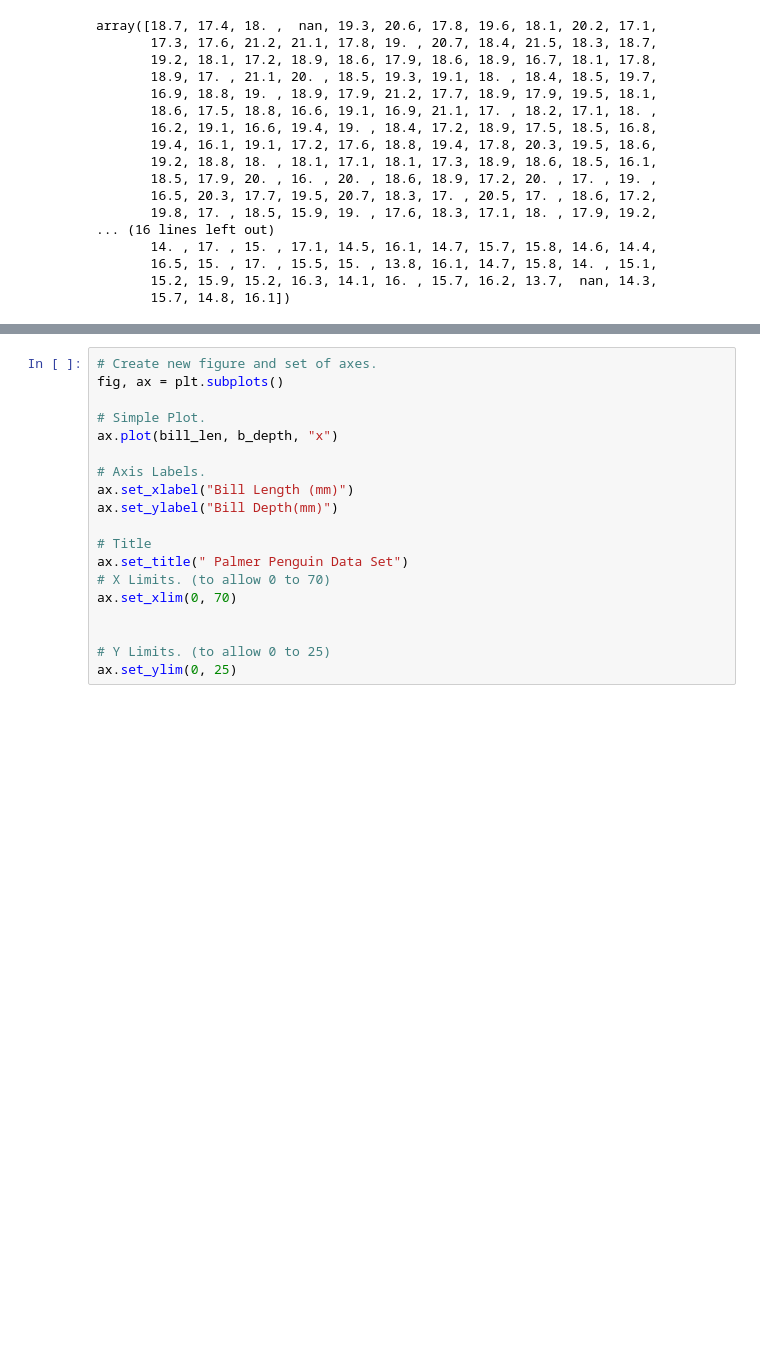
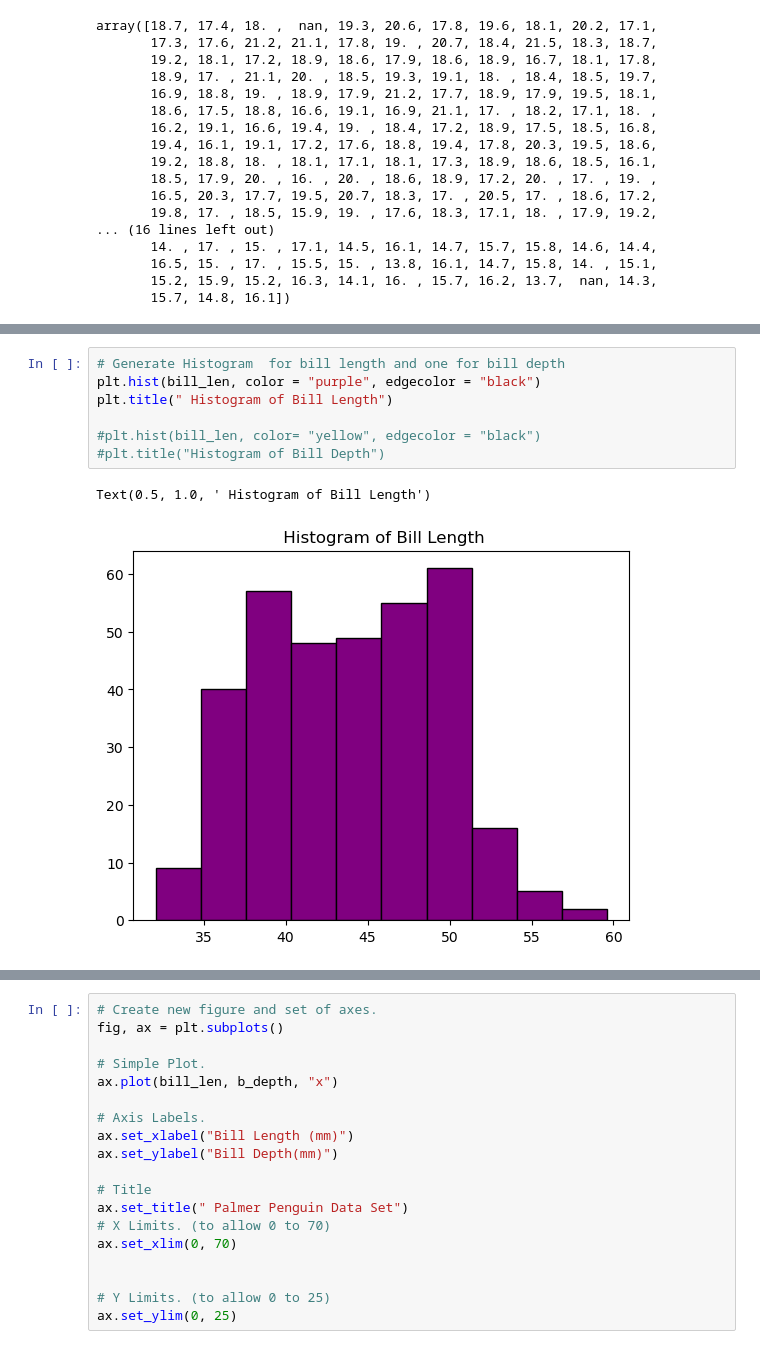
Before and after one commit to Roisin2/mywork, a Jupyter notebook: penguins.ipynb, the cells around one changed output, grey strips where cells are left out. Saved outputs shown, nothing was run; the diff lists cells and outputs as text; blank space fills up the shorter version.

```diff
--- a/penguins.ipynb
+++ b/penguins.ipynb
@@ -229 +234,11 @@ array([18.7, 17.4, 18. ,  nan, 19.3, 20.6, 17.8, 19.6, 18.1, 20.2, 17.1,
+# %%
+# Generate Histogram  for bill length and one for bill depth
+plt.hist(bill_len, color = "purple", edgecolor = "black")
+plt.title(" Histogram of Bill Length")
+
+#plt.hist(bill_len, color= "yellow", edgecolor = "black")
+#plt.title("Histogram of Bill Depth")
+# %% [output]
+Text(0.5, 1.0, ' Histogram of Bill Length')
+[figure, added]
 # %%
```
Also changed, not shown: parts of 3 cells of this notebook, 2 other files.
